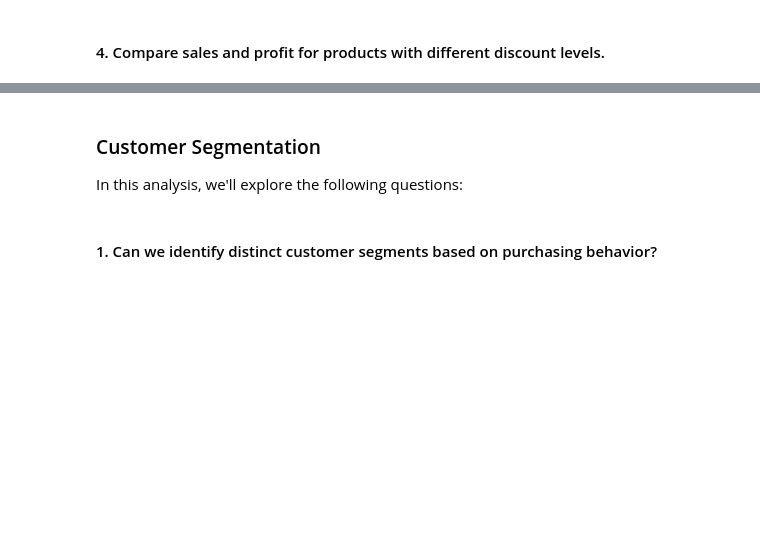
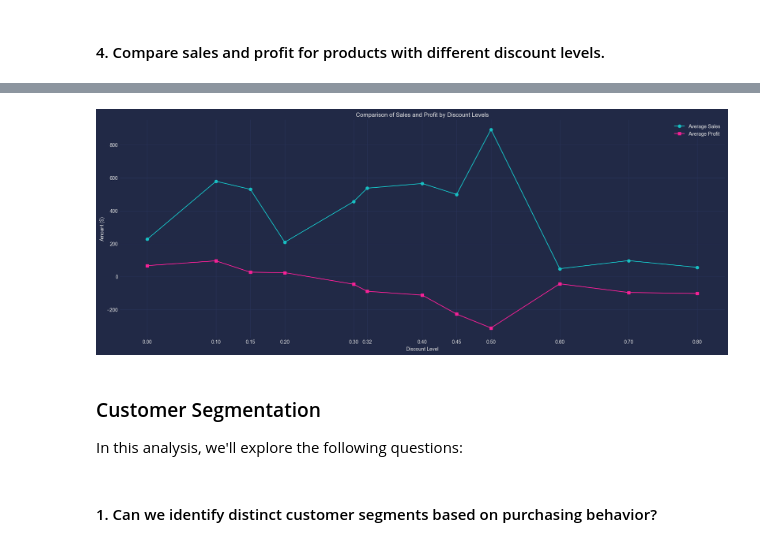
Before and after one commit to MahmoudNamNam/Data-Analysis-Projects, a Jupyter notebook: SuperStore/SuperStore.ipynb, the cells around one changed output, grey strips where cells are left out. Cells and saved outputs as stored; diff of their text form; code cells hidden in the pictures; blank space fills up the shorter version.

```diff
--- a/SuperStore/SuperStore.ipynb
+++ b/SuperStore/SuperStore.ipynb
@@ -616,2 +756,10 @@ In this analysis, we'll explore the following questions:
 # %% [markdown]
 #### 4. Compare sales and profit for products with different discount levels.
+# %%
+data = df[['Discount', 'Sales', 'Profit']]
+# Group data by discount levels and calculate average sales and profit
+avg_sales_profit_by_discount = data.groupby('Discount').agg({'Sales': 'mean', 'Profit': 'mean'})
+
+# Print the average sales and profit for different discount levels
+print("Average Sales and Profit by Discount Levels:")
+avg_sales_profit_by_discount
@@ -618,3 +782,18 @@ In this analysis, we'll explore the following questions:
+# %%
+
+# Plot the average sales and profit for different discount levels
+plt.figure()
+plt.plot(avg_sales_profit_by_discount.index, avg_sales_profit_by_discount['Sales'], label='Average Sales', marker='o')
+plt.plot(avg_sales_profit_by_discount.index, avg_sales_profit_by_discount['Profit'], label='Average Profit', marker='s')
+plt.title('Comparison of Sales and Profit by Discount Levels')
+plt.xlabel('Discount Level')
+plt.ylabel('Amount ($)')
+plt.xticks(avg_sales_profit_by_discount.index)
+plt.legend()
+plt.grid(True)
+plt.show()
+# %% [output]
+[figure, added]
 # %% [markdown]
 ### Customer Segmentation
 
```
Also changed, not shown: parts of 12 cells of this notebook.
